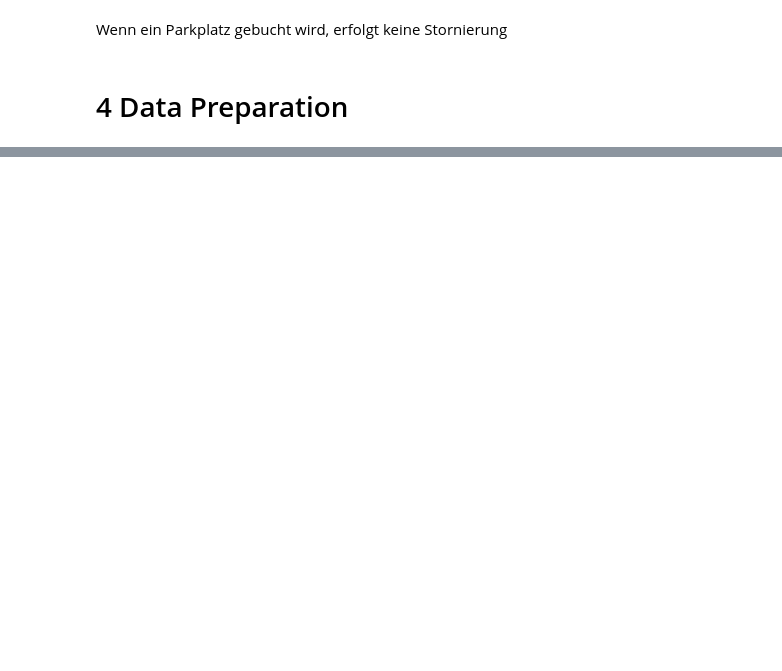
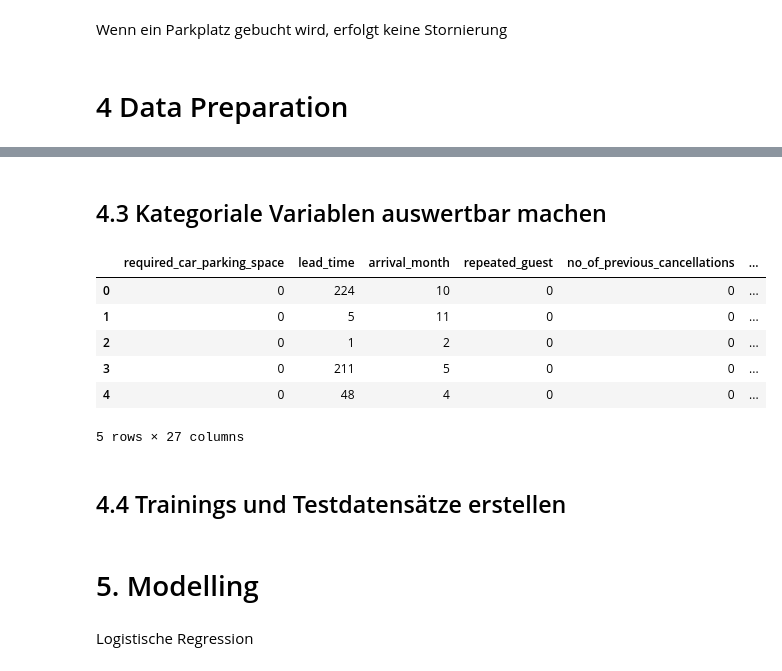
Before and after one commit to Flitschi7/stornierungsvorhersage-im-hotelgewerbe, a Jupyter notebook: hotel_cancellation.ipynb, the cells around one changed output, grey strips where cells are left out. Saved outputs shown, nothing was run; the diff lists cells and outputs as text; code cells hidden in the pictures; blank space fills up the shorter version.

```diff
--- a/hotel_cancellation.ipynb
+++ b/hotel_cancellation.ipynb
@@ -381,0 +422,16 @@ Wenn ein Parkplatz gebucht wird, erfolgt keine Stornierung
+# %% [markdown]
+## 4.3 Kategoriale Variablen auswertbar machen
+# %%
+#one hote encoding
+data_encoded = pd.get_dummies(data, columns=['type_of_meal_plan', 'room_type_reserved', 'market_segment_type'])
+data_encoded.head()
+# %% [output]
+|  | required_car_parking_space | lead_time | arrival_month | repeated_guest | no_of_previous_cancellations | ... |
+| 0 | 0 | 224 | 10 | 0 | 0 | ... |
+| 1 | 0 | 5 | 11 | 0 | 0 | ... |
+| 2 | 0 | 1 | 2 | 0 | 0 | ... |
+| 3 | 0 | 211 | 5 | 0 | 0 | ... |
+| 4 | 0 | 48 | 4 | 0 | 0 | ... |
+5 rows × 27 columns
+# %% [markdown]
+## 4.4 Trainings und Testdatensätze erstellen
@@ -381,0 +450,4 @@ Wenn ein Parkplatz gebucht wird, erfolgt keine Stornierung
+# %% [markdown]
+# 5. Modelling
+# %% [markdown]
+Logistische Regression
```
Also changed, not shown: parts of 28 cells of this notebook.
